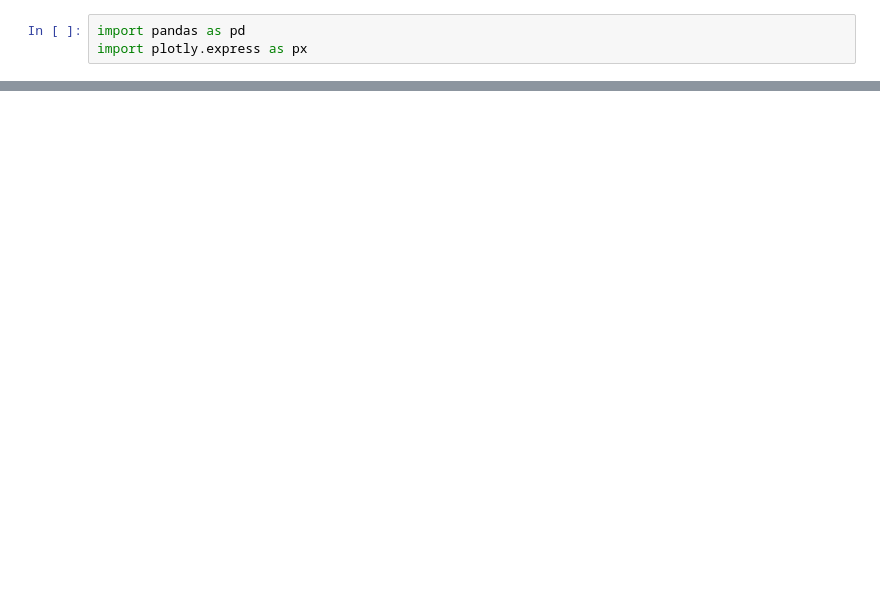
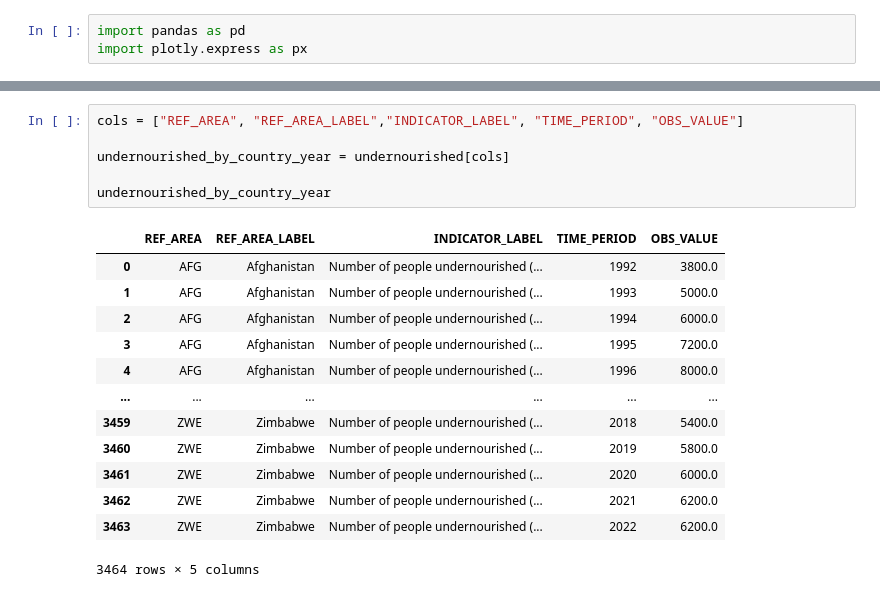
Before and after one commit to boireauromain-collab/boireauromain-collab.github.io, a Jupyter notebook: Project_2.ipynb, the cells around one changed output, grey strips where cells are left out. Saved outputs shown, nothing was run; the diff lists cells and outputs as text; blank space fills up the shorter version.

```diff
--- a/Project_2.ipynb
+++ b/Project_2.ipynb
@@ -24,0 +41,20 @@ fig
+# %%
+cols = ["REF_AREA", "REF_AREA_LABEL","INDICATOR_LABEL", "TIME_PERIOD", "OBS_VALUE"]
+
+undernourished_by_country_year = undernourished[cols]
+
+undernourished_by_country_year
+# %% [output]
+|  | REF_AREA | REF_AREA_LABEL | INDICATOR_LABEL | TIME_PERIOD | OBS_VALUE |
+| 0 | AFG | Afghanistan | Number of people undernourished (... | 1992 | 3800.0 |
+| 1 | AFG | Afghanistan | Number of people undernourished (... | 1993 | 5000.0 |
+| 2 | AFG | Afghanistan | Number of people undernourished (... | 1994 | 6000.0 |
+| 3 | AFG | Afghanistan | Number of people undernourished (... | 1995 | 7200.0 |
+| 4 | AFG | Afghanistan | Number of people undernourished (... | 1996 | 8000.0 |
+| ... | ... | ... | ... | ... | ... |
+| 3459 | ZWE | Zimbabwe | Number of people undernourished (... | 2018 | 5400.0 |
+| 3460 | ZWE | Zimbabwe | Number of people undernourished (... | 2019 | 5800.0 |
+| 3461 | ZWE | Zimbabwe | Number of people undernourished (... | 2020 | 6000.0 |
+| 3462 | ZWE | Zimbabwe | Number of people undernourished (... | 2021 | 6200.0 |
+| 3463 | ZWE | Zimbabwe | Number of people undernourished (... | 2022 | 6200.0 |
+3464 rows × 5 columns
```
Also changed, not shown: parts of 15 cells of this notebook, 1 other file.
